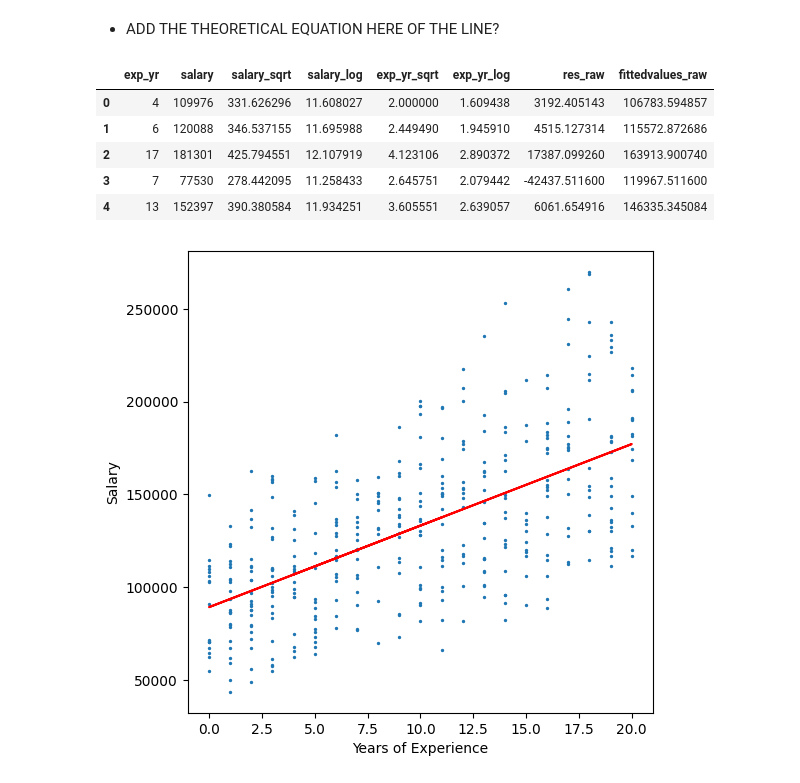
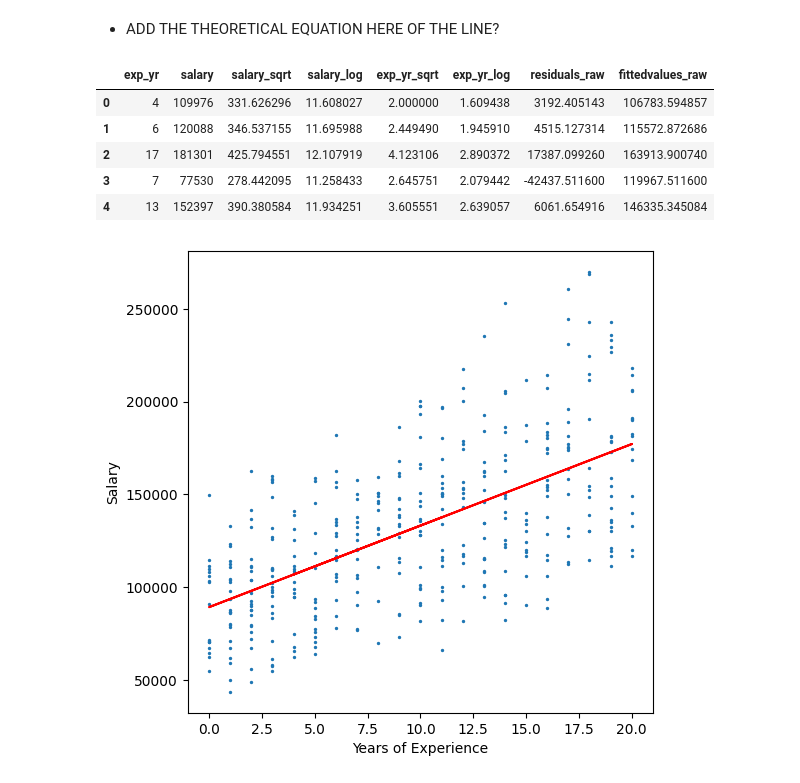
Before and after one commit to ksbuffaloe/Data-5600, a Jupyter notebook: 01_project/SCRIPTS/tech_employee_salary.ipynb, the cells around one changed output. Saved outputs shown, nothing was run; the diff lists cells and outputs as text; code cells hidden in the pictures.

```diff
--- a/01_project/SCRIPTS/tech_employee_salary.ipynb
+++ b/01_project/SCRIPTS/tech_employee_salary.ipynb
@@ -164,11 +164,11 @@ Notes:
 - ADD THE THEORETICAL EQUATION HERE OF THE LINE?
 # %%
 #add the residuals and the fitted values to our dataframe
-emp_trim['res_raw'] = res.resid
+emp_trim['residuals_raw'] = res.resid
 emp_trim['fittedvalues_raw'] = res.fittedvalues
 emp_trim.head()
 # %% [output]
-|  | exp_yr | salary | salary_sqrt | salary_log | exp_yr_sqrt | exp_yr_log | res_raw | fittedvalues_raw |
+|  | exp_yr | salary | salary_sqrt | salary_log | exp_yr_sqrt | exp_yr_log | residuals_raw | fittedvalues_raw |
 | 0 | 4 | 109976 | 331.626296 | 11.608027 | 2.000000 | 1.609438 | 3192.405143 | 106783.594857 |
 | 1 | 6 | 120088 | 346.537155 | 11.695988 | 2.449490 | 1.945910 | 4515.127314 | 115572.872686 |
 | 2 | 17 | 181301 | 425.794551 | 12.107919 | 4.123106 | 2.890372 | 17387.099260 | 163913.900740 |
```
Also changed, not shown: parts of 49 cells of this notebook.
